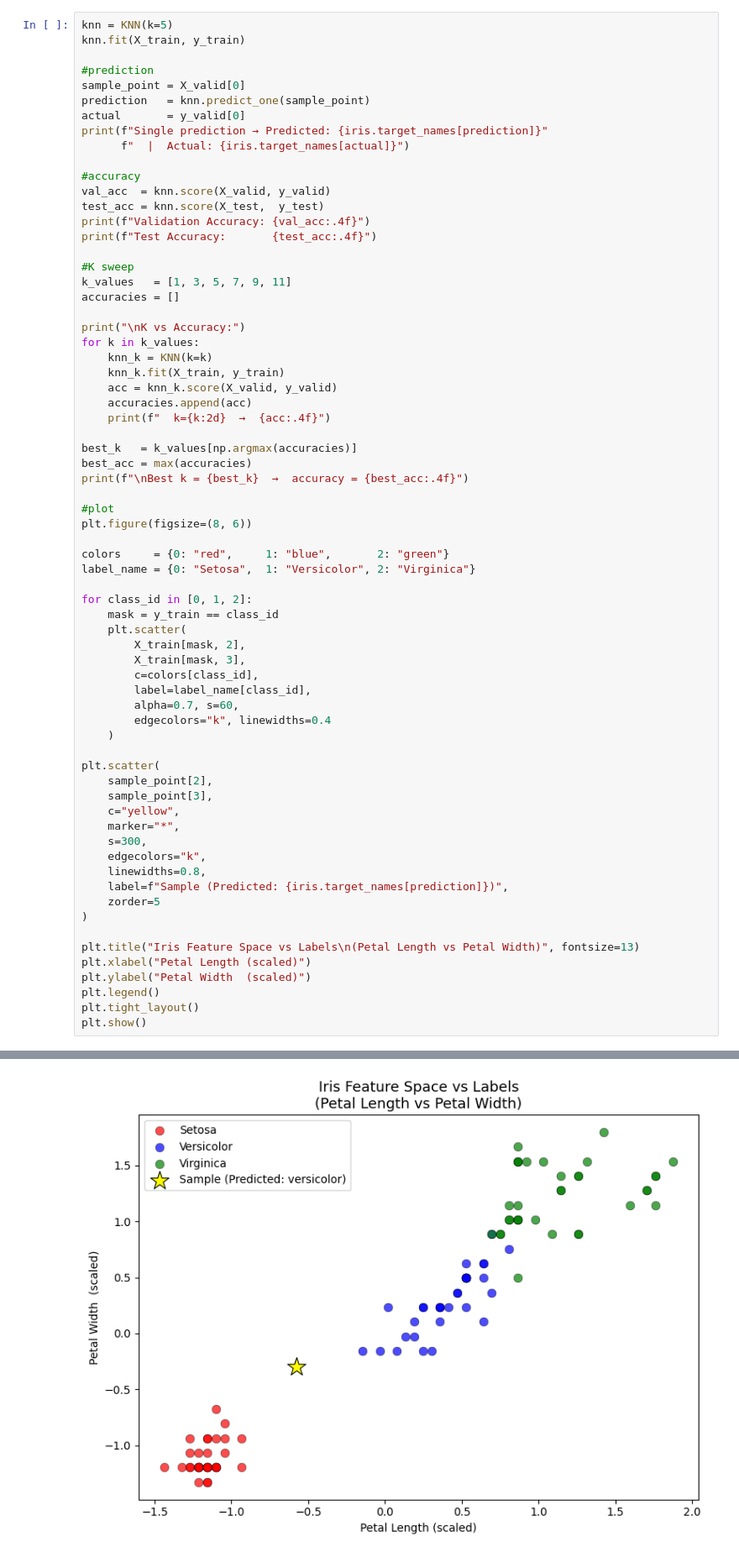
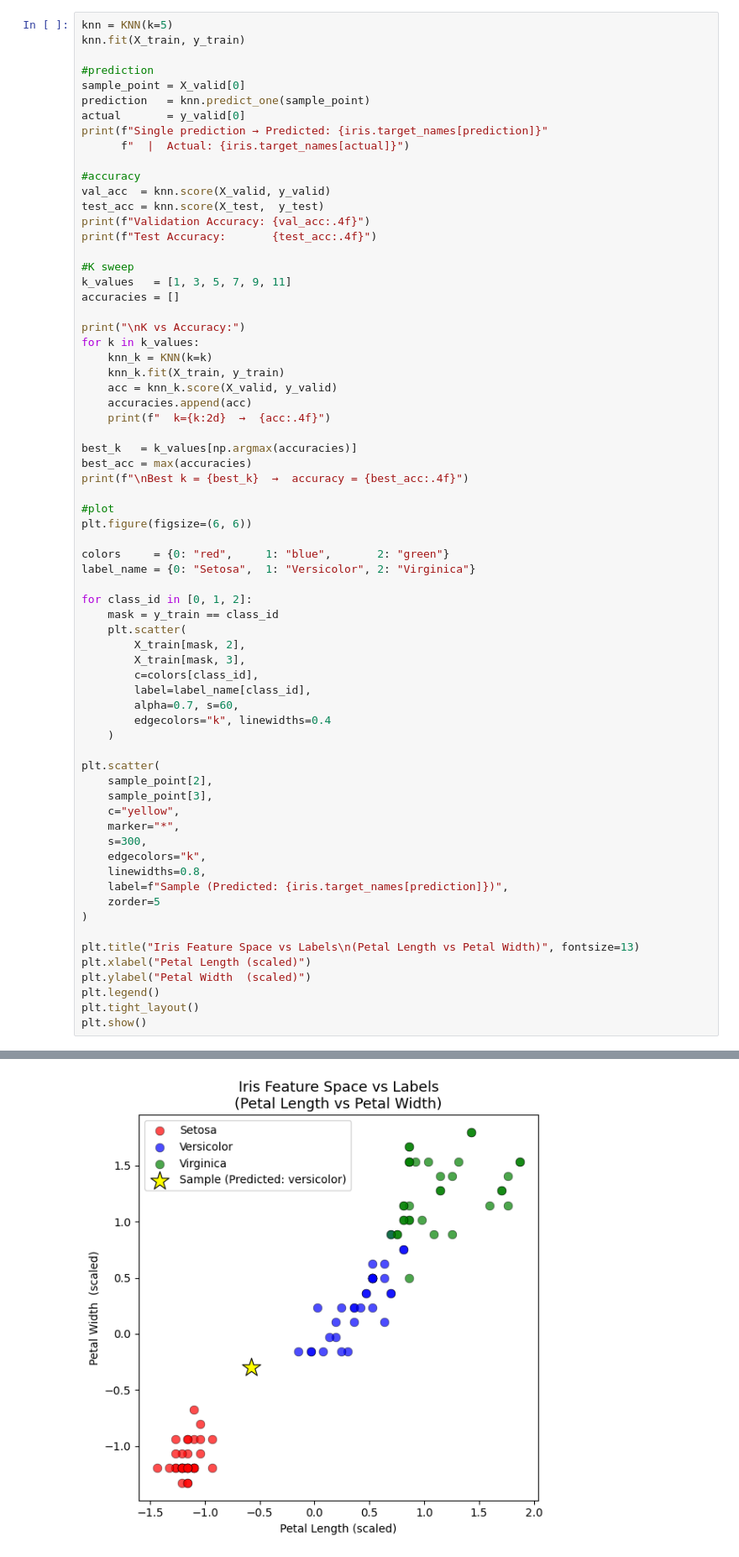
Before and after one commit to fatiimahhmed/ML, a Jupyter notebook: KNN.ipynb, the cells around one changed output, grey strips where cells are left out. Shown at 84% size. Cells and saved outputs as stored; diff of their text form.

```diff
--- a/KNN.ipynb
+++ b/KNN.ipynb
@@ -102,7 +102,7 @@ best_acc = max(accuracies)
 print(f"\nBest k = {best_k}  →  accuracy = {best_acc:.4f}")
 
 #plot
-plt.figure(figsize=(8, 6))
+plt.figure(figsize=(6, 6))
 
 colors     = {0: "red",     1: "blue",       2: "green"}
 label_name = {0: "Setosa",  1: "Versicolor", 2: "Virginica"}
@@ -151,6 +151,6 @@ K vs Accuracy:
 
 Best k = 1  →  accuracy = 0.8667
-[figure, old version]
+[figure, new version]
 # %%
 #procedural approach
 
```
Also changed, not shown: parts of 2 cells of this notebook, 1 other file.
